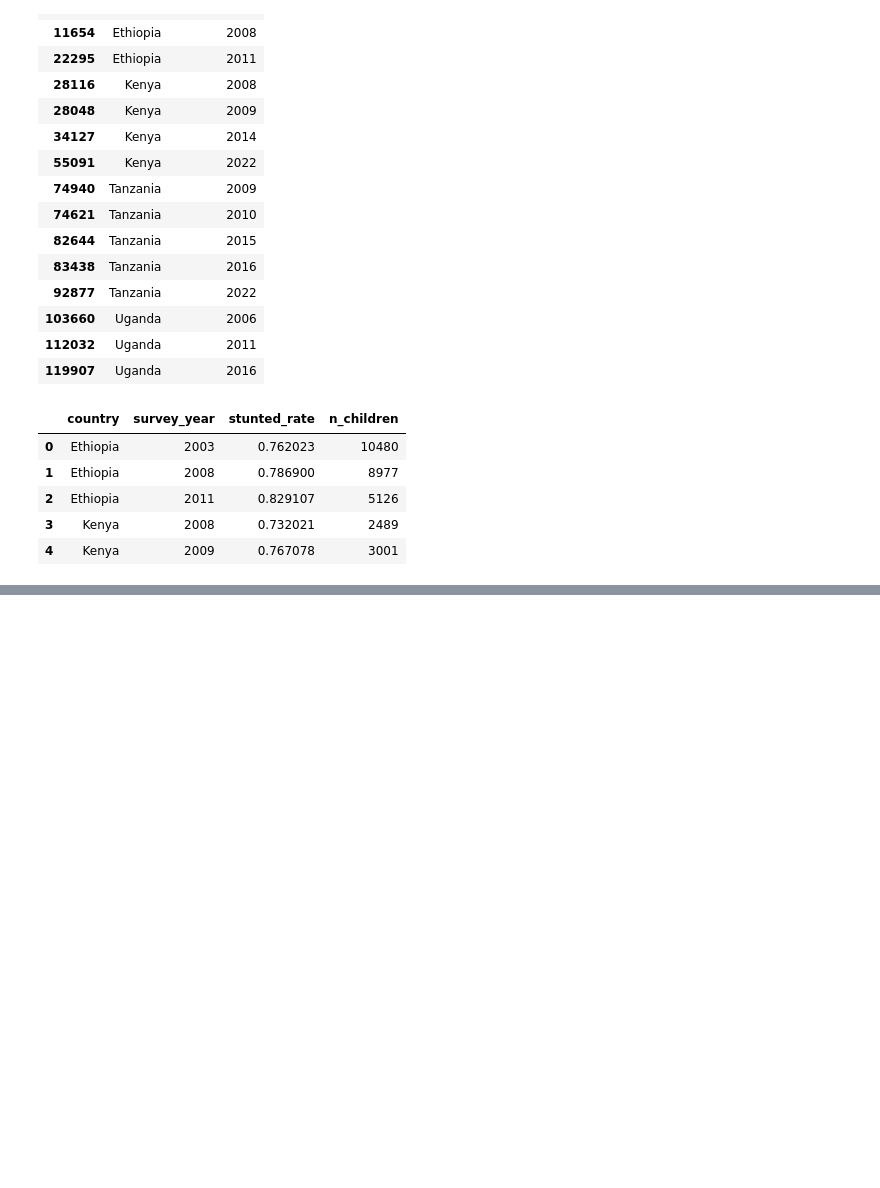
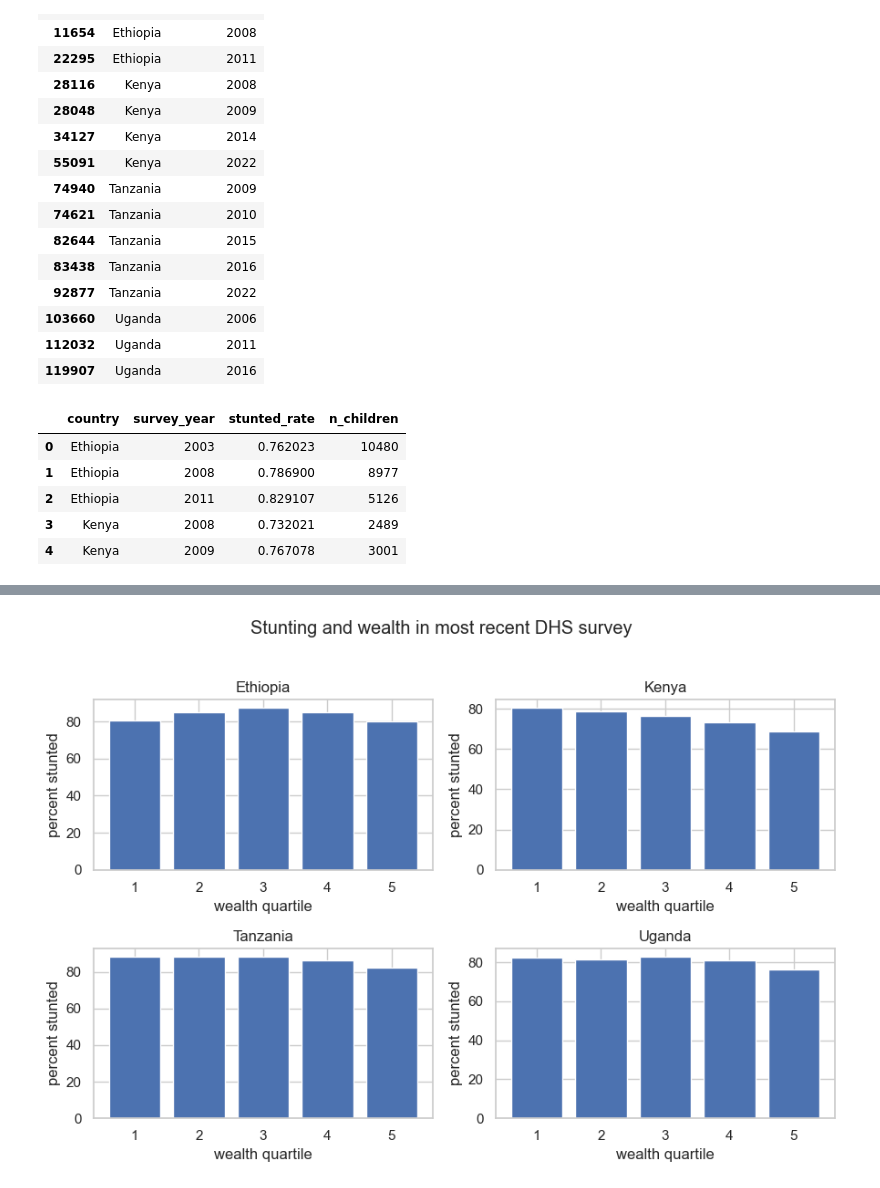
Before and after one commit to venusony/Climate-Malnutrition-EastAfrica, a Jupyter notebook: climate plus region data/Child malnutrition patterns and inequality in East Africa.ipynb, the cells around one changed output, grey strips where cells are left out. Cells and saved outputs as stored; diff of their text form; code cells hidden in the pictures; blank space fills up the shorter version.

```diff
--- a/climate plus region data/Child malnutrition patterns and inequality in East Africa.ipynb
+++ b/climate plus region data/Child malnutrition patterns and inequality in East Africa.ipynb
@@ -151,0 +298,25 @@ plt.show()
+# %%
+# order for the x-axis so it is not scrambled
+quartile_order = sorted(stunting_wealth_recent["wealth_quartile"].unique())
+
+plt.figure(figsize=(9, 6))
+
+# one subplot per country (2x2 grid)
+countries = ["Ethiopia", "Kenya", "Tanzania", "Uganda"]
+
+for i in range(len(countries)):
+    c = countries[i]
+    plt.subplot(2, 2, i + 1)
+
+    sub = stunting_wealth_recent[stunting_wealth_recent["country"] == c]
+
+    plt.bar(sub["wealth_quartile"], sub["stunting_percent"])
+    plt.xlabel("wealth quartile")
+    plt.ylabel("percent stunted")
+    plt.title(c)
+
+plt.suptitle("Stunting and wealth in most recent DHS survey", y=1.02)
+plt.tight_layout()
+plt.show()
+# %% [output]
+[figure, added]
```
Also changed, not shown: parts of 26 cells of this notebook.
